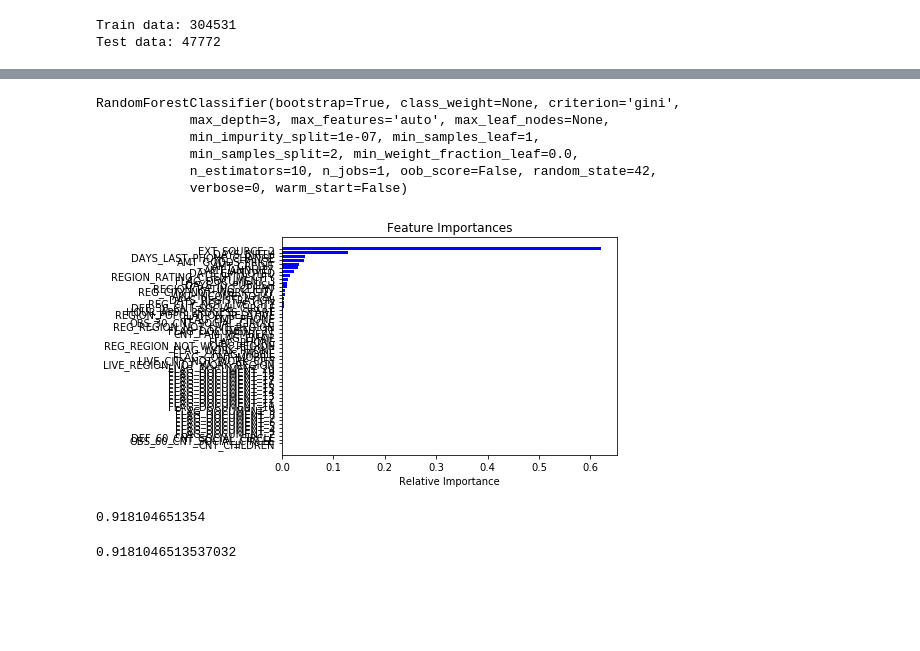
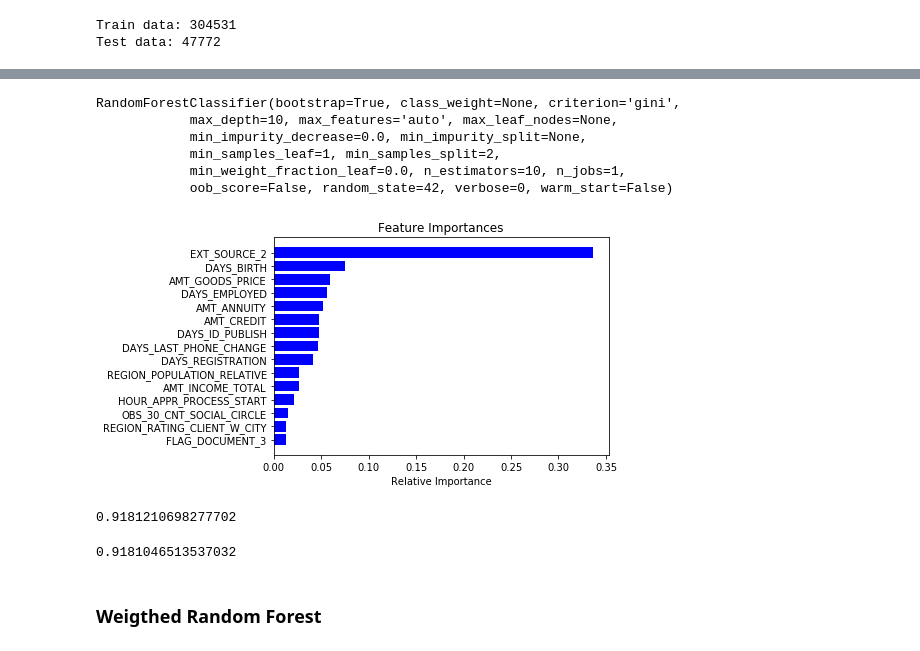
Before and after one commit to chanjeed/Homecredit, a Jupyter notebook: script/preprocessing.ipynb, the cells around one changed output, grey strips where cells are left out. Saved outputs shown, nothing was run; the diff lists cells and outputs as text; code cells hidden in the pictures; blank space fills up the shorter version.

```diff
--- a/script/preprocessing.ipynb
+++ b/script/preprocessing.ipynb
@@ -107,35 +111,37 @@ Y = application_train_fix["TARGET"]
 X_train, X_test, Y_train, Y_test = train_test_split(X, Y, test_size=0.2, random_state=42)
 # %%
 # Random Forest
-clf = RandomForestClassifier(max_depth=3, random_state=42)
+clf = RandomForestClassifier(max_depth=10, random_state=42)
 clf.fit(X_train,Y_train)
 # %% [output]
 RandomForestClassifier(bootstrap=True, class_weight=None, criterion='gini',
-            max_depth=3, max_features='auto', max_leaf_nodes=None,
-            min_impurity_split=1e-07, min_samples_leaf=1,
-            min_samples_split=2, min_weight_fraction_leaf=0.0,
-            n_estimators=10, n_jobs=1, oob_score=False, random_state=42,
-            verbose=0, warm_start=False)
+            max_depth=10, max_features='auto', max_leaf_nodes=None,
+            min_impurity_decrease=0.0, min_impurity_split=None,
+            min_samples_leaf=1, min_samples_split=2,
+            min_weight_fraction_leaf=0.0, n_estimators=10, n_jobs=1,
+            oob_score=False, random_state=42, verbose=0, warm_start=False)
 # %%
 # Features impotance
 features = X_train.columns
 importances = clf.feature_importances_
 indices = np.argsort(importances)
 
 plt.title('Feature Importances')
-plt.barh(range(len(indices)), importances[indices], color='b', align='center')
-plt.yticks(range(len(indices)), features[indices])
+plt.barh(range(len(indices[-15:])), importances[indices[-15:]], color='b', align='center')
+plt.yticks(range(len(indices[-15:])), features[indices[-15:]])
 plt.xlabel('Relative Importance')
 plt.show()
 # %% [output]
-[figure, old version]
+[figure, new version]
 # %%
 # accuracy by model
 print(clf.score(X_test,Y_test))
 # %% [output]
-0.918104651354
+0.9181210698277702
 # %%
 # accuracy by guessing all negative
 print(len(list(filter(lambda x: x==0, Y_test)))/len(Y_test))
 # %% [output]
 0.9181046513537032
+# %% [markdown]
+### Weigthed Random Forest
```
Also changed, not shown: parts of 18 cells of this notebook, 1 other file.
